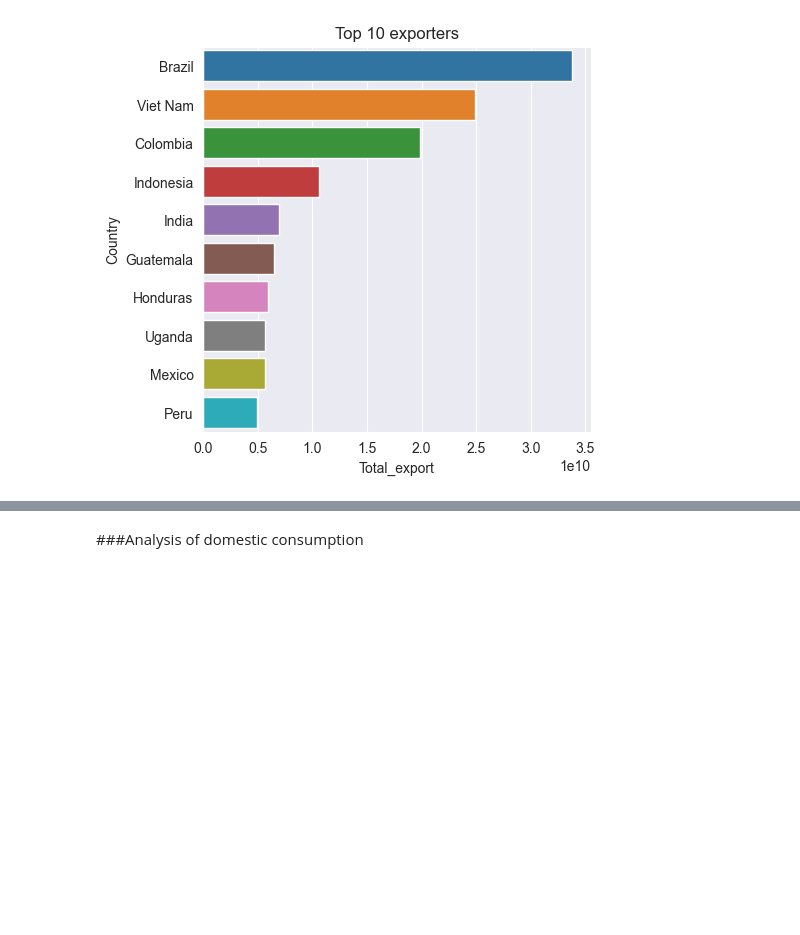
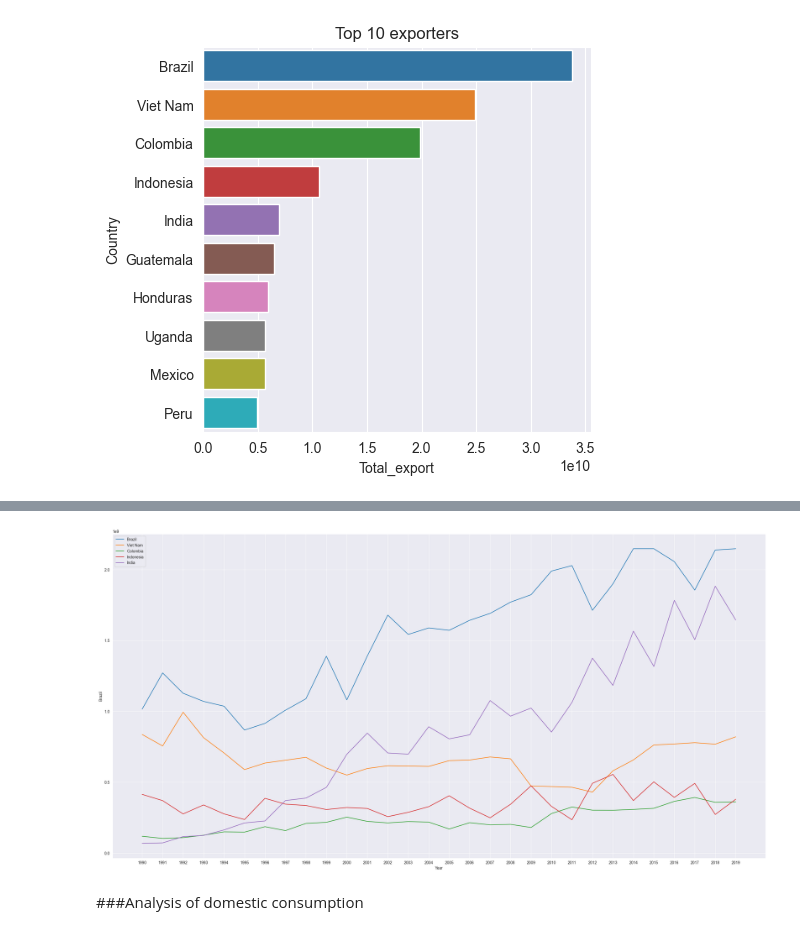
Before and after one commit to zklxx/Coffee_dataset_EDA, a Jupyter notebook: coffee.ipynb, the cells around one changed output, grey strips where cells are left out. Saved outputs shown, nothing was run; the diff lists cells and outputs as text; code cells hidden in the pictures; blank space fills up the shorter version.

Commit message:
added new plot

```diff
--- a/coffee.ipynb
+++ b/coffee.ipynb
@@ -151,3 +151,12 @@ g.set_title("Top 10 exporters")
 # %% [output]
 Text(0.5, 1.0, 'Top 10 exporters')
 [figure]
+# %%
+top_export1 = df_export[['Country', 'Total_export']].sort_values(by=['Total_export'], ascending=False).head(5)
+top_exporters = df_export[df_export.Country.isin(top_export1['Country'].unique())]
+top_exporters = top_exporters.T
+top_exporters.drop(['Country', 'Total_export'], axis=0, inplace=True)
+top_exporters.index.name = 'Year'
+top_exporters.columns = top_export1['Country'].values
+top_exporters['Brazil'] = abs(top_exporters['Brazil'])
+top_exporters.head()
@@ -154,3 +171,9 @@ Text(0.5, 1.0, 'Top 10 exporters')
+# %%
+plt.figure(figsize=(30,15))
+for country in top_exporters.columns.values:
+    sns.lineplot(x='Year', y=country, data=top_exporters, label=country)
+# %% [output]
+[figure, added]
 # %% [markdown]
 ###Analysis of domestic consumption
 # %%
```
Also changed, not shown: parts of 6 cells of this notebook.
